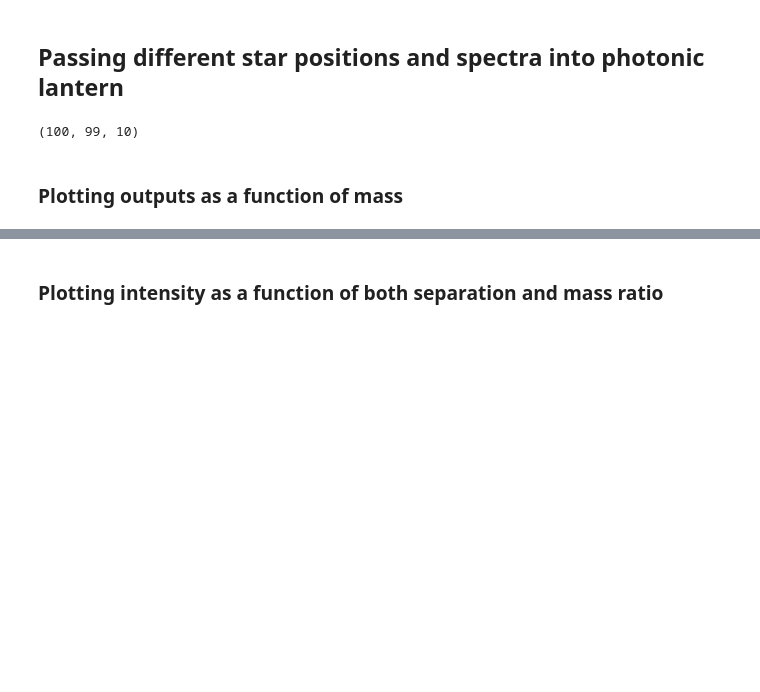
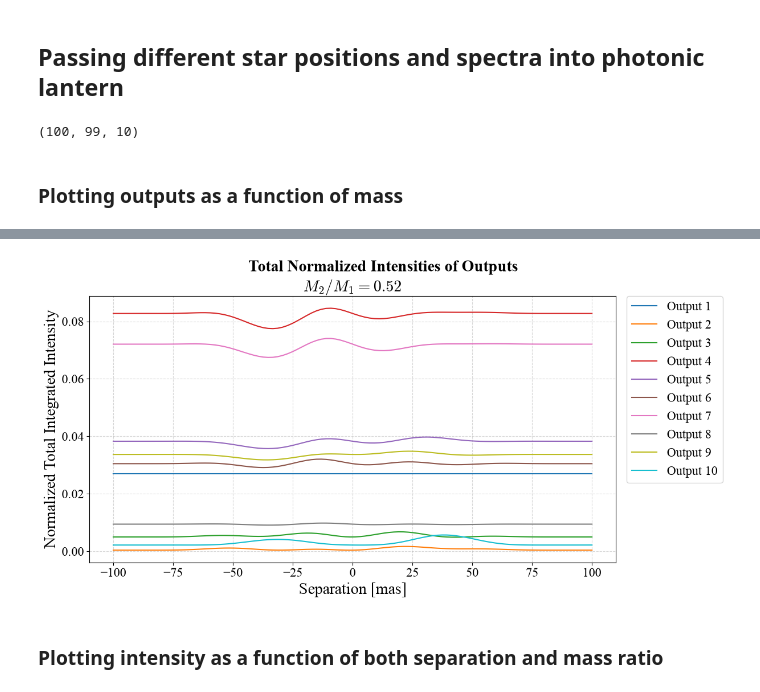
Before and after one commit to saividyud/Second-Year-Project, a Jupyter notebook: binaries.ipynb, the cells around one changed output, grey strips where cells are left out. Saved outputs shown, nothing was run; the diff lists cells and outputs as text; code cells hidden in the pictures; blank space fills up the shorter version.

```diff
--- a/binaries.ipynb
+++ b/binaries.ipynb
@@ -803,3 +806,27 @@ plt.show()
+# %%
+fig = plt.figure(figsize=(12, 6))
+fig.set_constrained_layout(True)
+ax = fig.add_subplot()
+
+mass_int = 50
+
+fig.suptitle('Total Normalized Intensities of Outputs')
+
+ax.set_title(f'$M_2/M_1 = {M_2[mass_int]:.2f}$')
+
+for i in range(n_outputs):
+    ax.plot(theta_range, combined_total_normalized_intensities[:, mass_int, i], label=f'Output {i+1}')
+
+ax.set_xlabel('Separation [mas]')
+ax.set_ylabel('Normalized Total Integrated Intensity')
+
+ax.grid(True, linestyle='--', alpha=0.5)
+
+ax.legend(bbox_to_anchor=(1.02, 1), loc='upper left', borderaxespad=0.)
+
+plt.show()
+# %% [output]
+[figure, added]
 # %% [markdown]
 ### Plotting intensity as a function of both separation and mass ratio
 # %%
```
Also changed, not shown: parts of 10 cells of this notebook, 2 other files.
